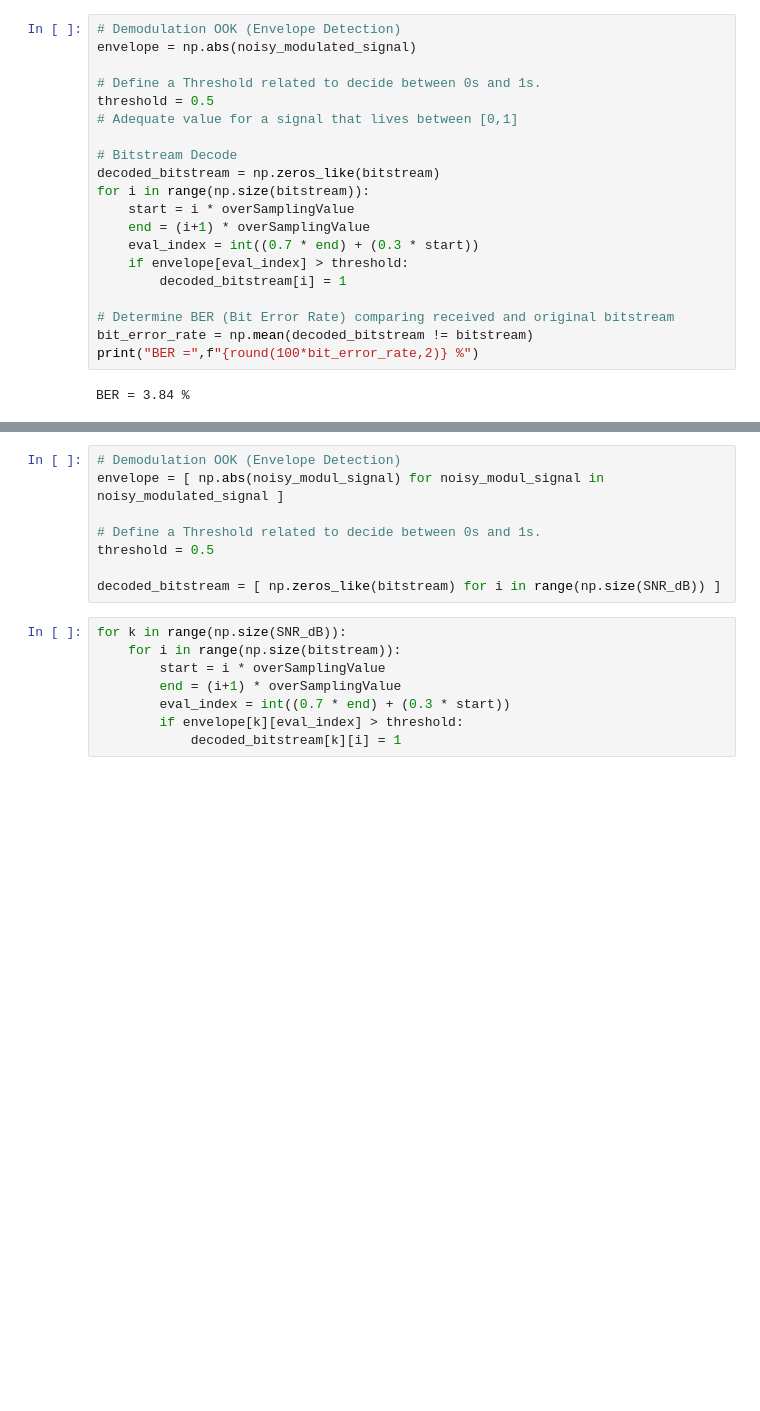
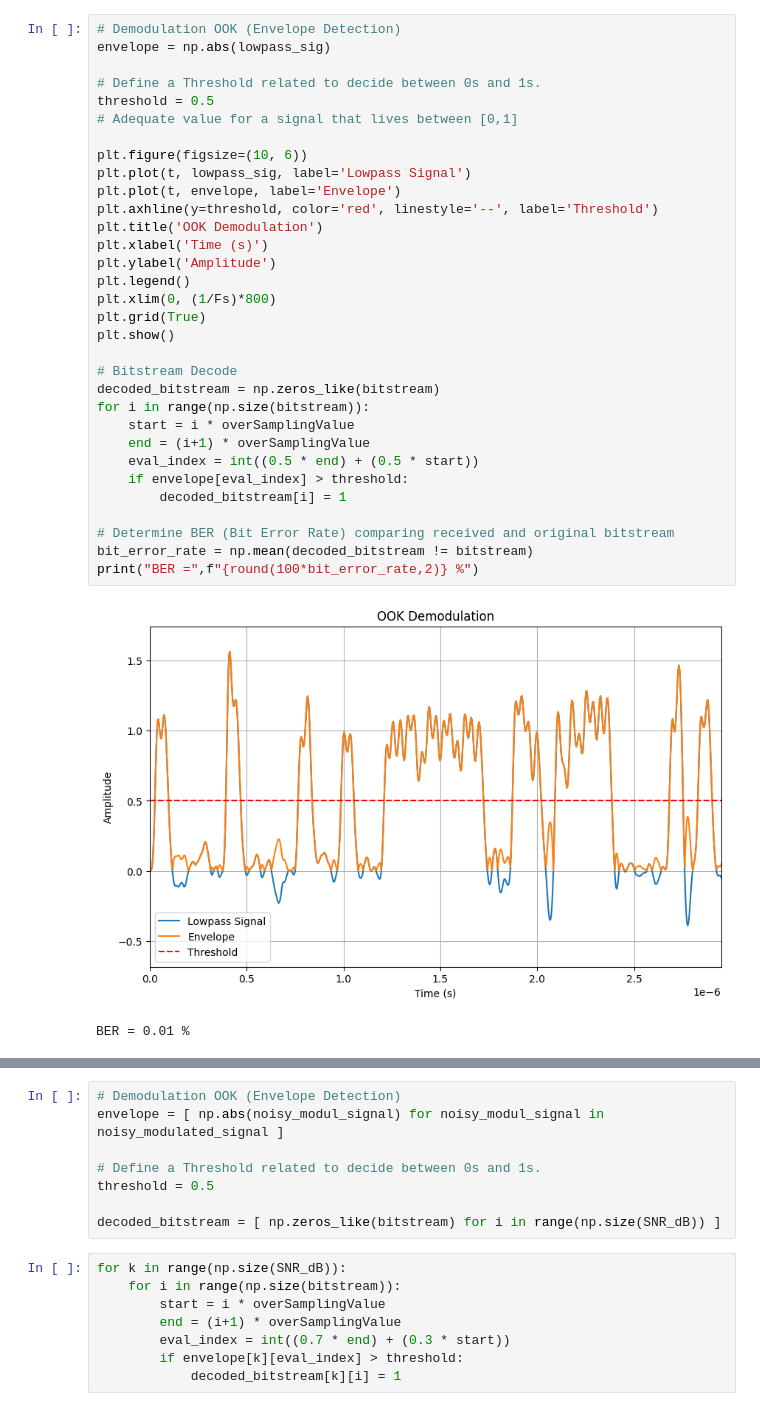
Before and after one commit to mArBiaN1337/nfc_sim, a Jupyter notebook: nfc_simulation.ipynb, the cells around one changed output, grey strips where cells are left out. Cells and saved outputs as stored; diff of their text form; blank space fills up the shorter version.

```diff
--- a/nfc_simulation.ipynb
+++ b/nfc_simulation.ipynb
@@ -116,25 +166,38 @@ plt.show()
 # %%
 # Demodulation OOK (Envelope Detection)
-envelope = np.abs(noisy_modulated_signal)
+envelope = np.abs(lowpass_sig)
 
 # Define a Threshold related to decide between 0s and 1s.
 threshold = 0.5
 # Adequate value for a signal that lives between [0,1]
+
+plt.figure(figsize=(10, 6))
+plt.plot(t, lowpass_sig, label='Lowpass Signal')
+plt.plot(t, envelope, label='Envelope')
+plt.axhline(y=threshold, color='red', linestyle='--', label='Threshold')
+plt.title('OOK Demodulation')
+plt.xlabel('Time (s)')
+plt.ylabel('Amplitude')
+plt.legend()
+plt.xlim(0, (1/Fs)*800)
+plt.grid(True)
+plt.show()
 
 # Bitstream Decode
 decoded_bitstream = np.zeros_like(bitstream)
 for i in range(np.size(bitstream)):
     start = i * overSamplingValue
     end = (i+1) * overSamplingValue
-    eval_index = int((0.7 * end) + (0.3 * start))
+    eval_index = int((0.5 * end) + (0.5 * start))
     if envelope[eval_index] > threshold:
         decoded_bitstream[i] = 1
 
 # Determine BER (Bit Error Rate) comparing received and original bitstream
 bit_error_rate = np.mean(decoded_bitstream != bitstream)
 print("BER =",f"{round(100*bit_error_rate,2)} %")
 # %% [output]
+[figure, added]
-BER = 3.84 %
+BER = 0.01 %
 # %%
 # Plot of Modulated Signal, Envelope and Threshold
 plt.figure(figsize=(10, 6))
```
Also changed, not shown: parts of 7 cells of this notebook.
